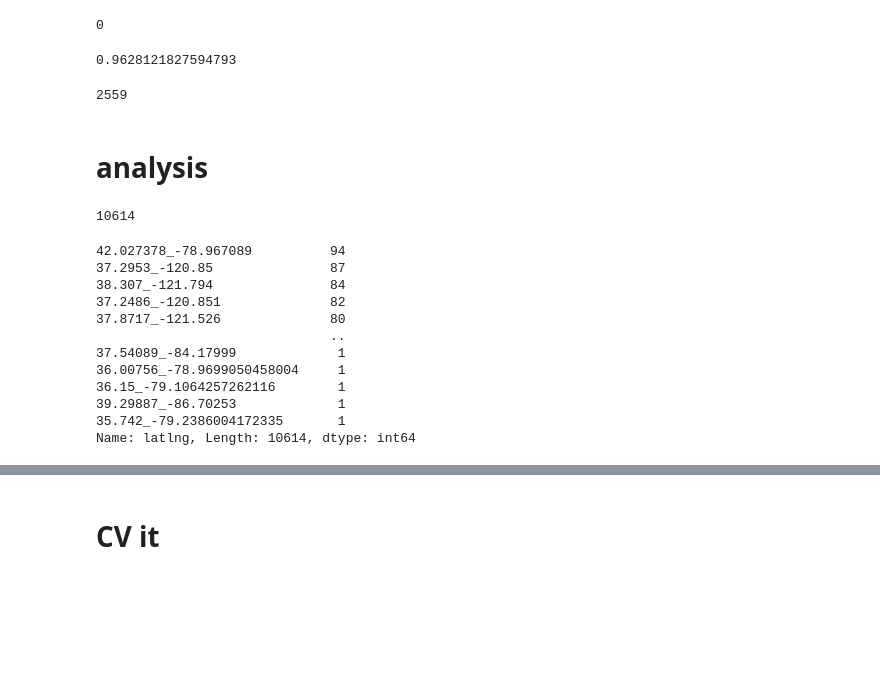
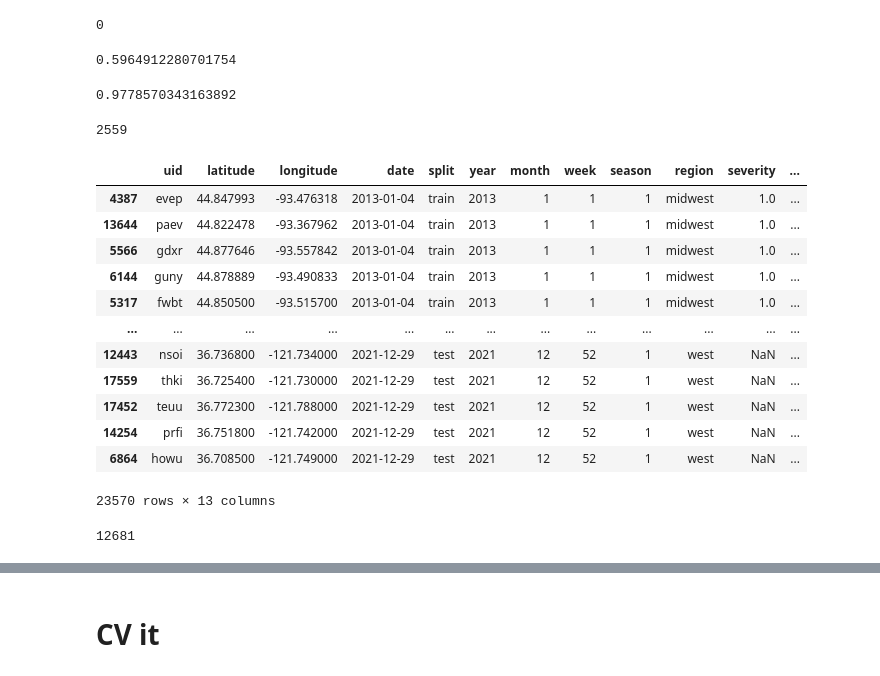
Before and after one commit to k-loki/Algal-bloom-Identification, a Jupyter notebook: notebooks/model_mtdata.ipynb, the cells around one changed output, grey strips where cells are left out. Saved outputs shown, nothing was run; the diff lists cells and outputs as text; code cells hidden in the pictures; blank space fills up the shorter version.

```diff
--- a/notebooks/model_mtdata.ipynb
+++ b/notebooks/model_mtdata.ipynb
@@ -447,5 +461,13 @@ tr_data3.shape, val_data3.shape, val_data3_.shape
 val_data3_.uid.isin(tr_data3.uid).sum()
 # %% [output]
 0
+# %%
+tr_data3['latlng'] = tr_data3.latitude.astype(str) + "_" + tr_data3.longitude.astype(str)
+val_data3_['latlng'] = val_data3_.latitude.astype(str) + "_" + val_data3_.longitude.astype(str)
+
+len(set(tr_data3.latlng).intersection(set(val_data3_.latlng)))/len(set(val_data3_.latlng))
+# 60% intersection
+# %% [output]
+0.5964912280701754
 # %%
 for row in tqdm(val_data3_.itertuples(), total=val_data3_.shape[0]):
@@ -454,31 +476,29 @@ for row in tqdm(val_data3_.itertuples(), total=val_data3_.shape[0]):
 # %%
-rmse(val_data3_.severity, val_data3_.nn7_guess)
+rmse(val_data3_.severity, val_data3_.nn5_guess)
 # %% [output]
-0.9628121827594793
+0.9778570343163892
 # %%
 # %% [output]
 2559
-# %% [markdown]
-# analysis
+# %%
+data.sort_values(by='date')
+# %% [output]
+|  | uid | latitude | longitude | date | split | year | month | week | season | region | severity | ... |
+| 4387 | evep | 44.847993 | -93.476318 | 2013-01-04 | train | 2013 | 1 | 1 | 1 | midwest | 1.0 | ... |
+| 13644 | paev | 44.822478 | -93.367962 | 2013-01-04 | train | 2013 | 1 | 1 | 1 | midwest | 1.0 | ... |
+| 5566 | gdxr | 44.877646 | -93.557842 | 2013-01-04 | train | 2013 | 1 | 1 | 1 | midwest | 1.0 | ... |
+| 6144 | guny | 44.878889 | -93.490833 | 2013-01-04 | train | 2013 | 1 | 1 | 1 | midwest | 1.0 | ... |
+| 5317 | fwbt | 44.850500 | -93.515700 | 2013-01-04 | train | 2013 | 1 | 1 | 1 | midwest | 1.0 | ... |
+| ... | ... | ... | ... | ... | ... | ... | ... | ... | ... | ... | ... | ... |
+| 12443 | nsoi | 36.736800 | -121.734000 | 2021-12-29 | test | 2021 | 12 | 52 | 1 | west | NaN | ... |
+| 17559 | thki | 36.725400 | -121.730000 | 2021-12-29 | test | 2021 | 12 | 52 | 1 | west | NaN | ... |
+| 17452 | teuu | 36.772300 | -121.788000 | 2021-12-29 | test | 2021 | 12 | 52 | 1 | west | NaN | ... |
+| 14254 | prfi | 36.751800 | -121.742000 | 2021-12-29 | test | 2021 | 12 | 52 | 1 | west | NaN | ... |
+| 6864 | howu | 36.708500 | -121.749000 | 2021-12-29 | test | 2021 | 12 | 52 | 1 | west | NaN | ... |
+23570 rows × 13 columns
 # %%
-#  what is happeining with same locs with different dates?
+data['latlng'] = data.latitude.astype(str) + '_' + data.longitude.astype(str)
 
-train_data['latlng'] = train_data.latitude.astype(str) + "_" + train_data.longitude.astype(str)
-train_data.latlng.nunique()
+data['latlng'].nunique()
 # %% [output]
-10614
+12681
-# %%
-train_data.latlng.value_counts()
-# %% [output]
-42.027378_-78.967089          94
-37.2953_-120.85               87
-38.307_-121.794               84
-37.2486_-120.851              82
-37.8717_-121.526              80
-                              ..
-37.54089_-84.17999             1
-36.00756_-78.9699050458004     1
-36.15_-79.1064257262116        1
-39.29887_-86.70253             1
-35.742_-79.2386004172335       1
-Name: latlng, Length: 10614, dtype: int64
```
Also changed, not shown: parts of 32 cells of this notebook.
